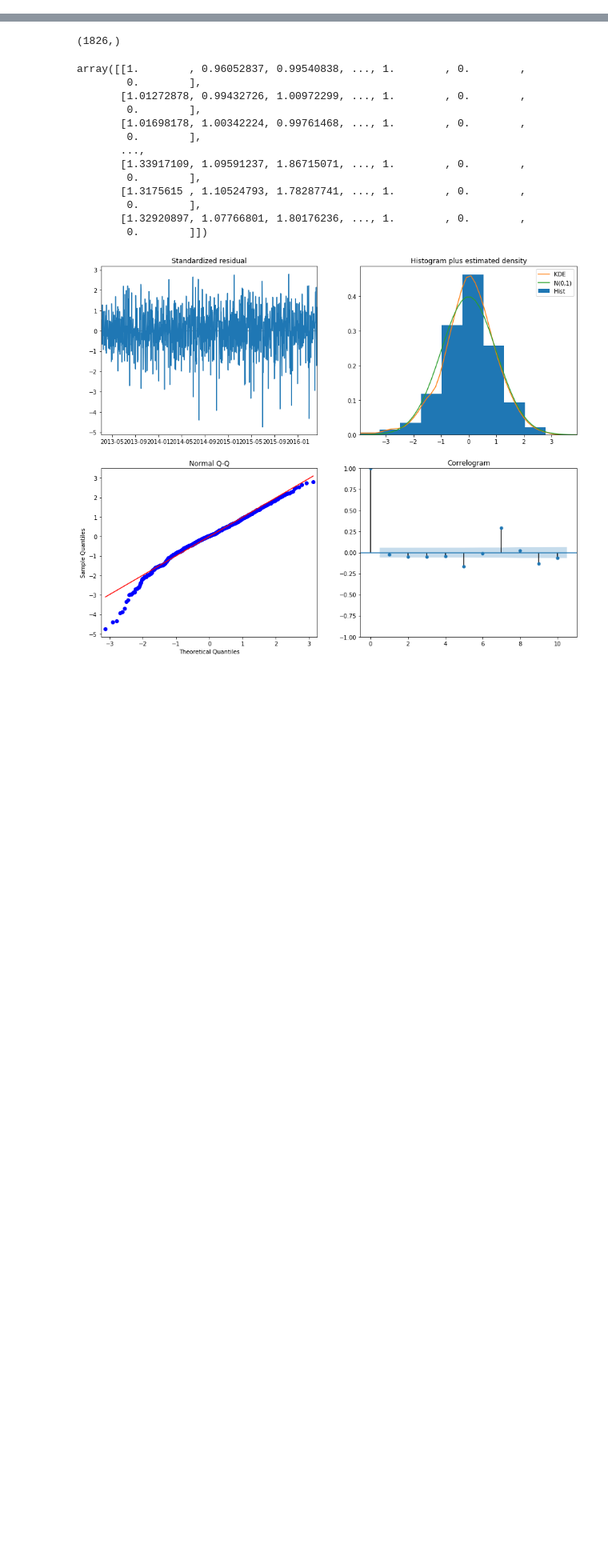
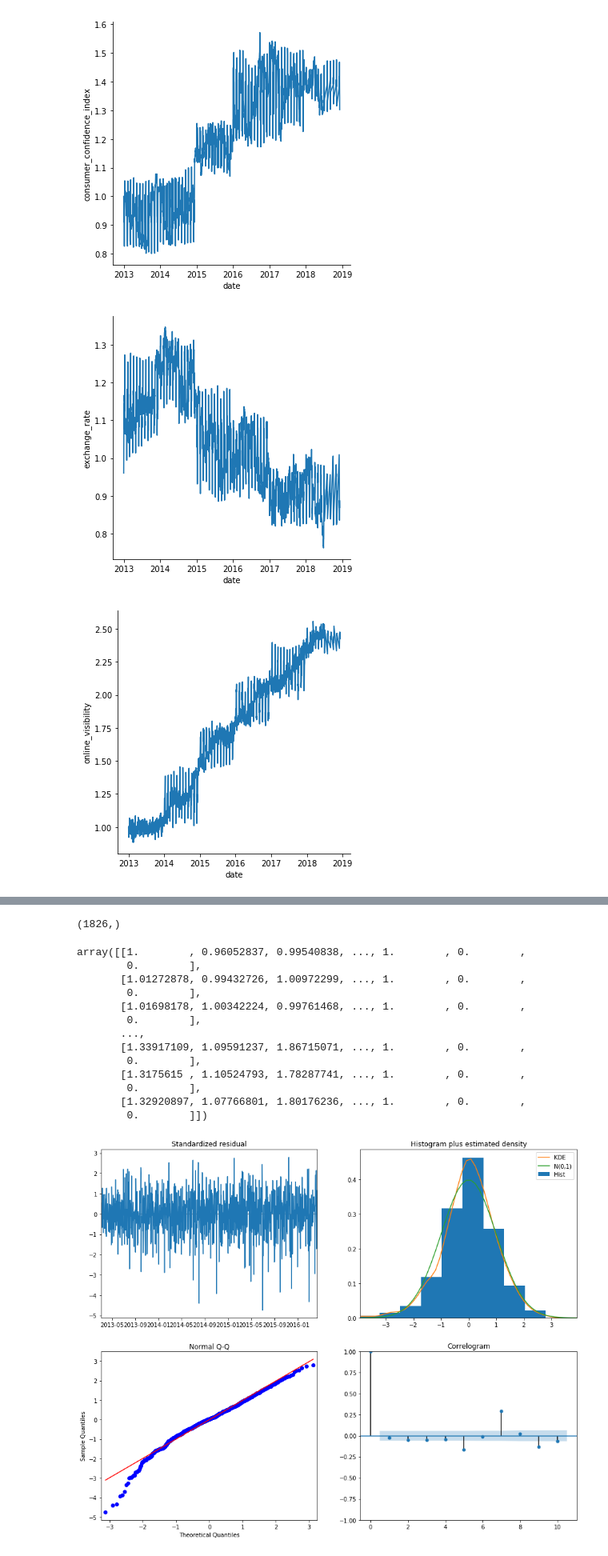
Before and after one commit to louislouisloui/otb, a Jupyter notebook: 30_ARIMA.ipynb, the cells around one changed output, grey strips where cells are left out. Shown at 80% size. Drawn from its saved outputs; the diff is of its cells as text; code cells hidden in the pictures; blank space fills up the shorter version.

```diff
--- a/30_ARIMA.ipynb
+++ b/30_ARIMA.ipynb
@@ -26,0 +34,7 @@ dt.head().T
+# %%
+for i in meta.columns[1:-1]:
+    sns.relplot(data = meta, x = 'date', y = i, kind = 'line')
+# %% [output]
+[figure, added]
+[figure, added]
+[figure, added]
```
Also changed, not shown: parts of 9 cells of this notebook.
